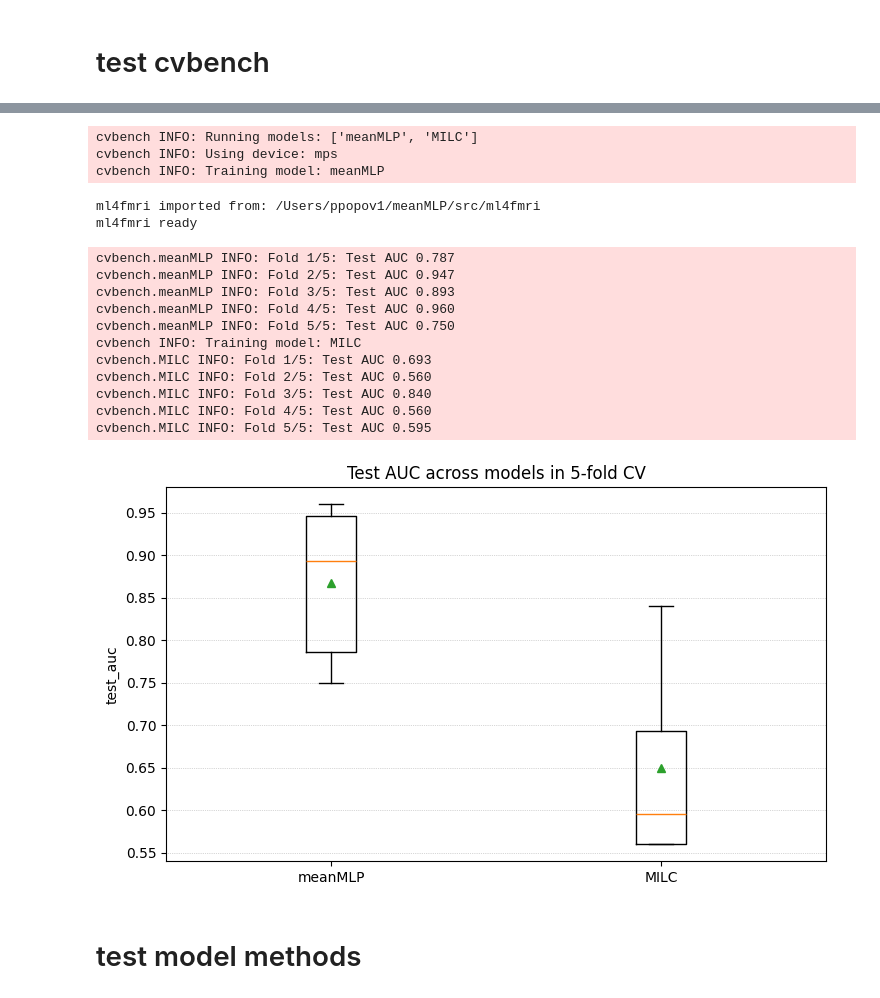
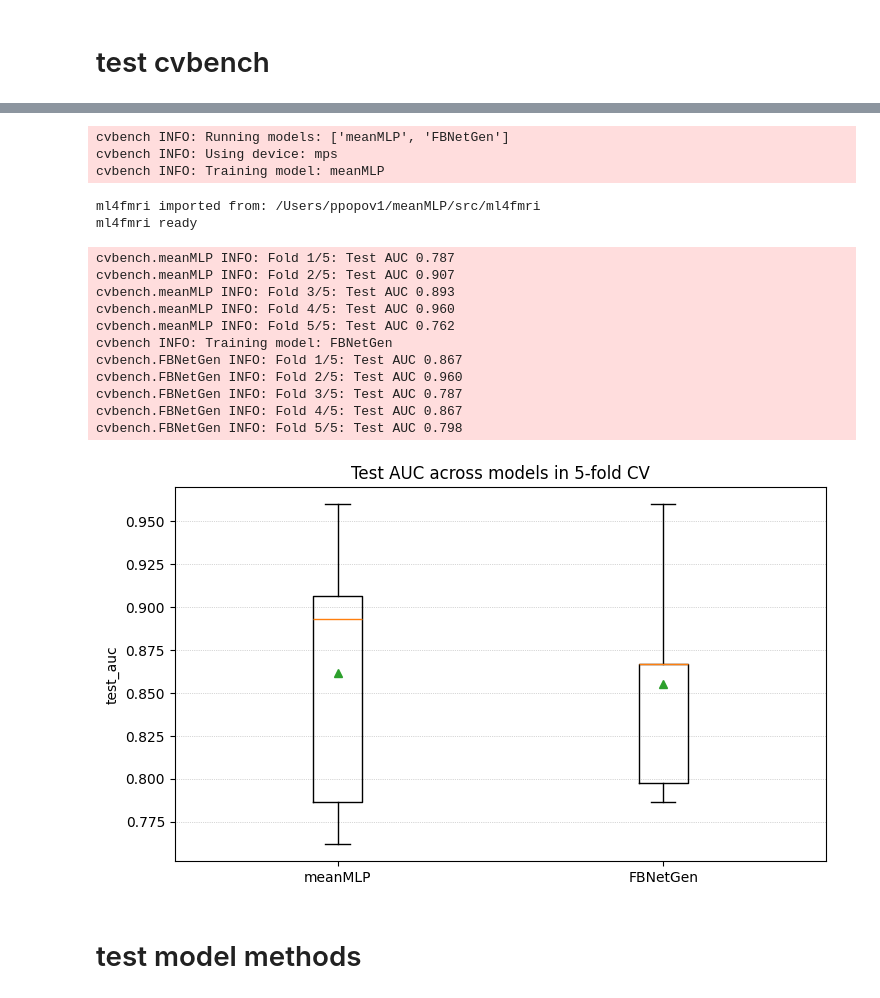
Before and after one commit to neuroneural/meanMLP, a Jupyter notebook: scripts/test.ipynb, the cells around one changed output, grey strips where cells are left out. Saved outputs shown, nothing was run; the diff lists cells and outputs as text; code cells hidden in the pictures.

Commit message:
adding the rest of models

```diff
--- a/scripts/test.ipynb
+++ b/scripts/test.ipynb
@@ -53,7 +53,7 @@ from cobre import load_data as load_cobre
 data, labels = load_abide()
 data.shape, labels.shape
 
-data, labels = data[:100], labels[:100]
+# data, labels = data[:100], labels[:100]
 # %% [output]
 ml4fmri imported from: /Users/ppopov1/meanMLP/src/ml4fmri
 ml4fmri ready
@@ -62,29 +121,29 @@ ml4fmri ready
 # %%
 ml4fmri = fresh_import_ml4fmri()
 from ml4fmri import cvbench # runs CV experiments with implemented models on the given data
 # report = cvbench(data, labels, models='lite', n_folds=2)
 # report = cvbench(data, labels, models='all', n_folds=5)
 # report = cvbench(data, labels, models=['meanMLP', 'BolT'], n_folds=5)
-report = cvbench(data, labels, models=['meanMLP', 'MILC'], n_folds=5)
+report = cvbench(data, labels, models=['meanMLP', 'FBNetGen'], n_folds=5)
 report.plot_scores()
 # %% [output]
-cvbench INFO: Running models: ['meanMLP', 'MILC']
+cvbench INFO: Running models: ['meanMLP', 'FBNetGen']
 cvbench INFO: Using device: mps
 cvbench INFO: Training model: meanMLP
 ml4fmri imported from: /Users/ppopov1/meanMLP/src/ml4fmri
 ml4fmri ready
 cvbench.meanMLP INFO: Fold 1/5: Test AUC 0.787
-cvbench.meanMLP INFO: Fold 2/5: Test AUC 0.947
+cvbench.meanMLP INFO: Fold 2/5: Test AUC 0.907
 cvbench.meanMLP INFO: Fold 3/5: Test AUC 0.893
 cvbench.meanMLP INFO: Fold 4/5: Test AUC 0.960
-cvbench.meanMLP INFO: Fold 5/5: Test AUC 0.750
-cvbench INFO: Training model: MILC
-cvbench.MILC INFO: Fold 1/5: Test AUC 0.693
-cvbench.MILC INFO: Fold 2/5: Test AUC 0.560
-cvbench.MILC INFO: Fold 3/5: Test AUC 0.840
-cvbench.MILC INFO: Fold 4/5: Test AUC 0.560
-cvbench.MILC INFO: Fold 5/5: Test AUC 0.595
+cvbench.meanMLP INFO: Fold 5/5: Test AUC 0.762
+cvbench INFO: Training model: FBNetGen
+cvbench.FBNetGen INFO: Fold 1/5: Test AUC 0.867
+cvbench.FBNetGen INFO: Fold 2/5: Test AUC 0.960
+cvbench.FBNetGen INFO: Fold 3/5: Test AUC 0.787
+cvbench.FBNetGen INFO: Fold 4/5: Test AUC 0.867
+cvbench.FBNetGen INFO: Fold 5/5: Test AUC 0.798
-[figure, old version]
+[figure, new version]
 # %% [markdown]
 # test model methods
 # %%
```
Also changed, not shown: parts of 3 cells of this notebook, 9 other files.
